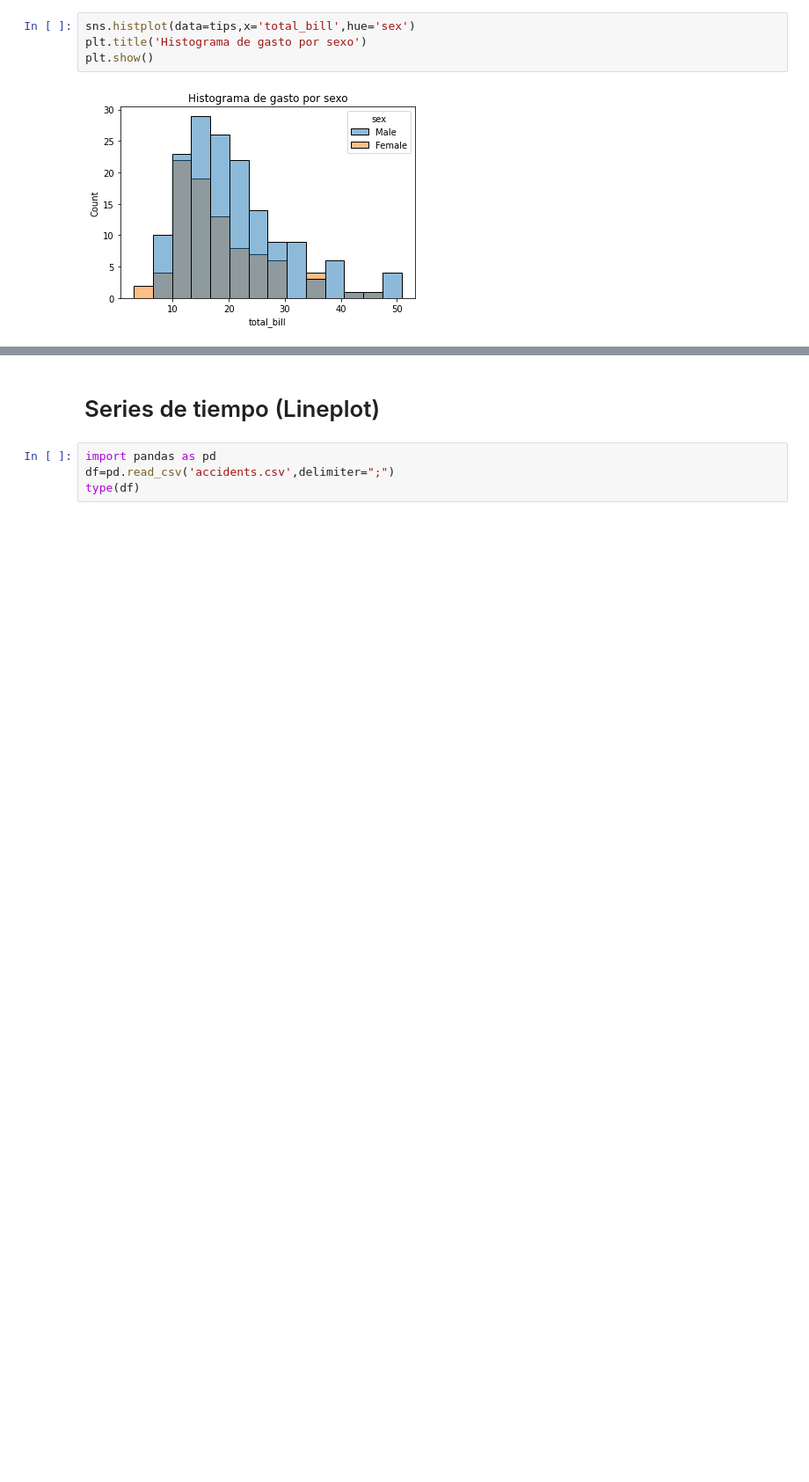
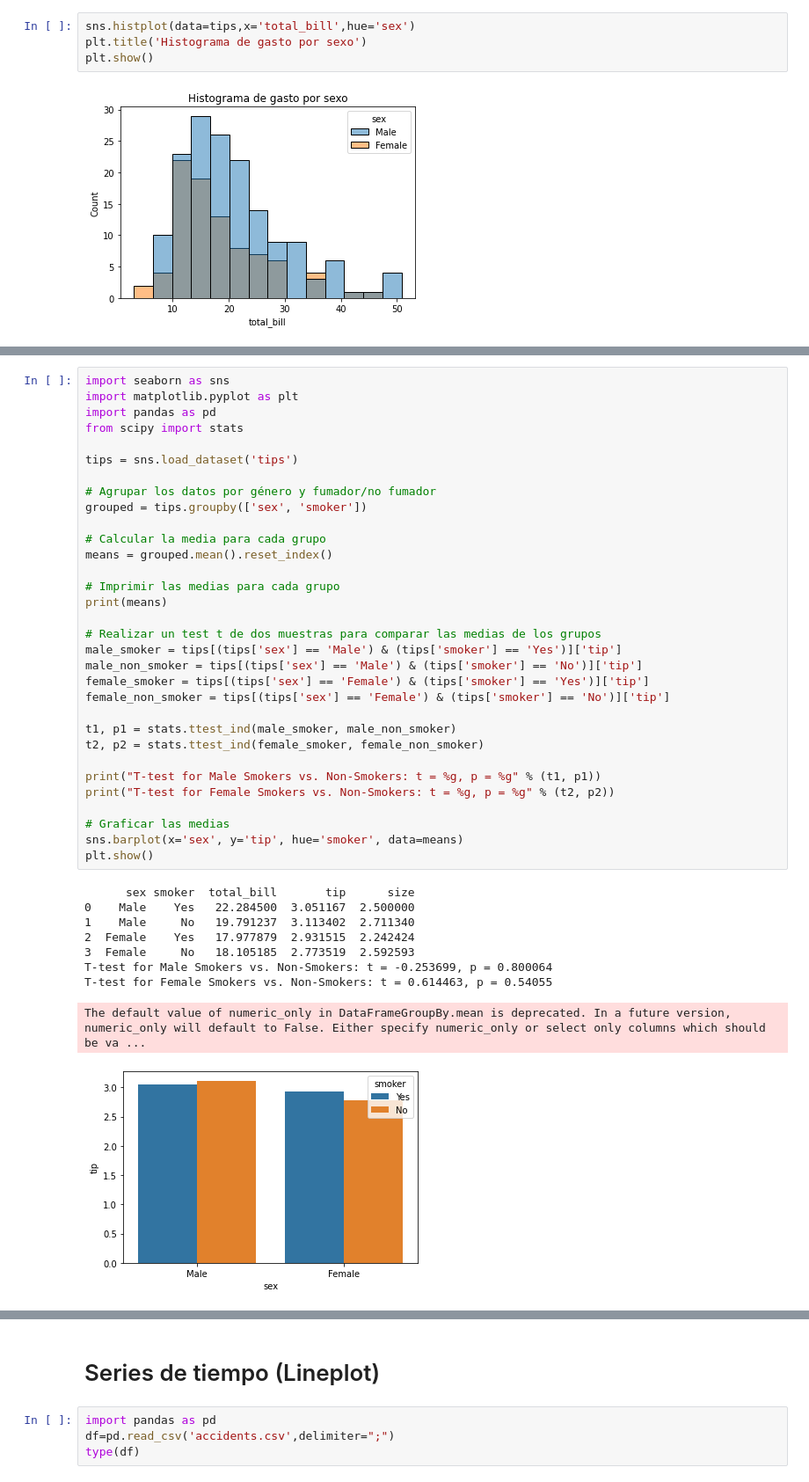
Before and after one commit to RODRIGORUBIO1991/PythonCode, a Jupyter notebook: Analisis estadisticos.ipynb, the cells around one changed output, grey strips where cells are left out. Shown: that part at 88% size. Drawn from its saved outputs; the diff is of its cells as text; blank space fills up the shorter version.

```diff
--- a/Analisis estadisticos.ipynb
+++ b/Analisis estadisticos.ipynb
@@ -93,0 +131,42 @@ fig.update_layout(
+# %%
+import seaborn as sns
+import matplotlib.pyplot as plt
+import pandas as pd
+from scipy import stats
+
+tips = sns.load_dataset('tips')
+
+# Agrupar los datos por género y fumador/no fumador
+grouped = tips.groupby(['sex', 'smoker'])
+
+# Calcular la media para cada grupo
+means = grouped.mean().reset_index()
+
+# Imprimir las medias para cada grupo
+print(means)
+
+# Realizar un test t de dos muestras para comparar las medias de los grupos
+male_smoker = tips[(tips['sex'] == 'Male') & (tips['smoker'] == 'Yes')]['tip']
+male_non_smoker = tips[(tips['sex'] == 'Male') & (tips['smoker'] == 'No')]['tip']
+female_smoker = tips[(tips['sex'] == 'Female') & (tips['smoker'] == 'Yes')]['tip']
+female_non_smoker = tips[(tips['sex'] == 'Female') & (tips['smoker'] == 'No')]['tip']
+
+t1, p1 = stats.ttest_ind(male_smoker, male_non_smoker)
+t2, p2 = stats.ttest_ind(female_smoker, female_non_smoker)
+
+print("T-test for Male Smokers vs. Non-Smokers: t = %g, p = %g" % (t1, p1))
+print("T-test for Female Smokers vs. Non-Smokers: t = %g, p = %g" % (t2, p2))
+
+# Graficar las medias
+sns.barplot(x='sex', y='tip', hue='smoker', data=means)
+plt.show()
+# %% [output]
+      sex smoker  total_bill       tip      size
+0    Male    Yes   22.284500  3.051167  2.500000
+1    Male     No   19.791237  3.113402  2.711340
+2  Female    Yes   17.977879  2.931515  2.242424
+3  Female     No   18.105185  2.773519  2.592593
+T-test for Male Smokers vs. Non-Smokers: t = -0.253699, p = 0.800064
+T-test for Female Smokers vs. Non-Smokers: t = 0.614463, p = 0.54055
+The default value of numeric_only in DataFrameGroupBy.mean is deprecated. In a future version, numeric_only will default to False. Either specify numeric_only or select only columns which should be va ...
+[figure, added]
```
Also changed, not shown: parts of 35 cells of this notebook.
